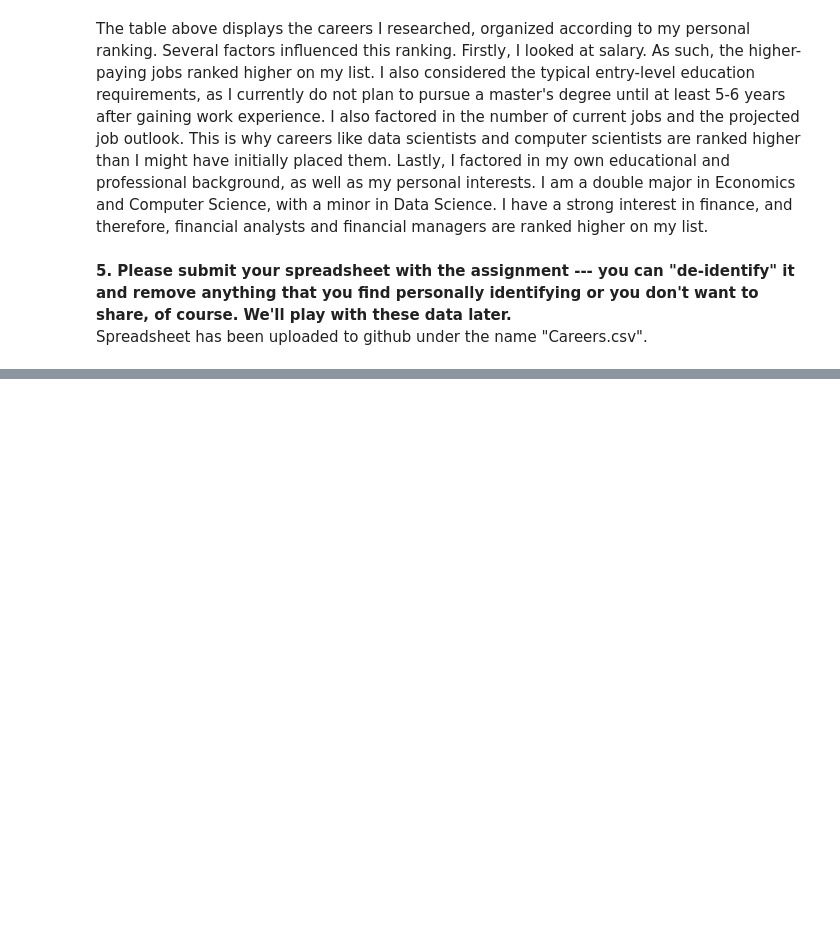
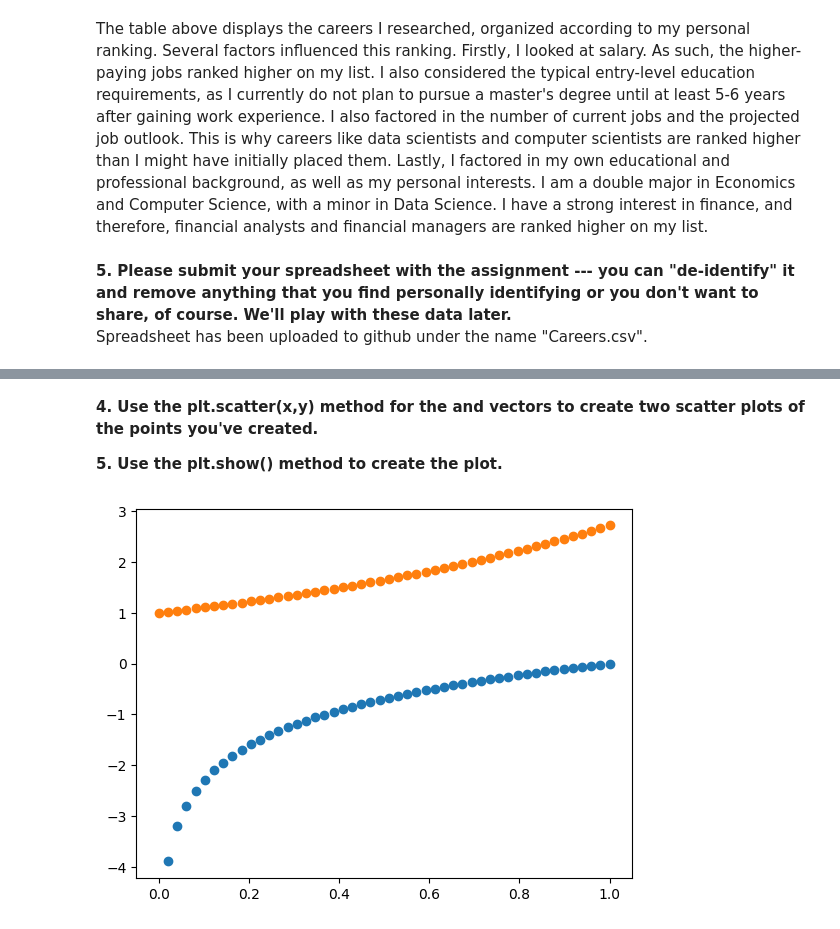
Before and after one commit to kweuj7fh/DS3001-Programming, a Jupyter notebook: Assignment: Programming Review.ipynb, the cells around one changed output, grey strips where cells are left out. Drawn from its saved outputs; the diff is of its cells as text; code cells hidden in the pictures; blank space fills up the shorter version.

```diff
--- a/Assignment: Programming Review.ipynb
+++ b/Assignment: Programming Review.ipynb
@@ -59,0 +78,3 @@ Spreadsheet has been uploaded to github under the name "Careers.csv".
+# %%
+grid = np.linspace(0, 1, 50)
+print(grid)
@@ -59,0 +93,3 @@ Spreadsheet has been uploaded to github under the name "Careers.csv".
+# %%
+log_arr = np.log(grid)
+print(log_arr)
@@ -59,0 +106,3 @@ Spreadsheet has been uploaded to github under the name "Careers.csv".
+# %%
+exp_arr = np.exp(grid)
+print(exp_arr)
@@ -59,0 +119,11 @@ Spreadsheet has been uploaded to github under the name "Careers.csv".
+# %% [markdown]
+**4. Use the plt.scatter(x,y) method for the and vectors to create two scatter plots of the points you've created.**
+<br />
+
+**5. Use the plt.show() method to create the plot.**
+# %%
+plt.scatter(grid,log_arr)
+plt.scatter(grid,exp_arr)
+plt.show()
+# %% [output]
+[figure, added]
```
Also changed, not shown: parts of 22 cells of this notebook.
